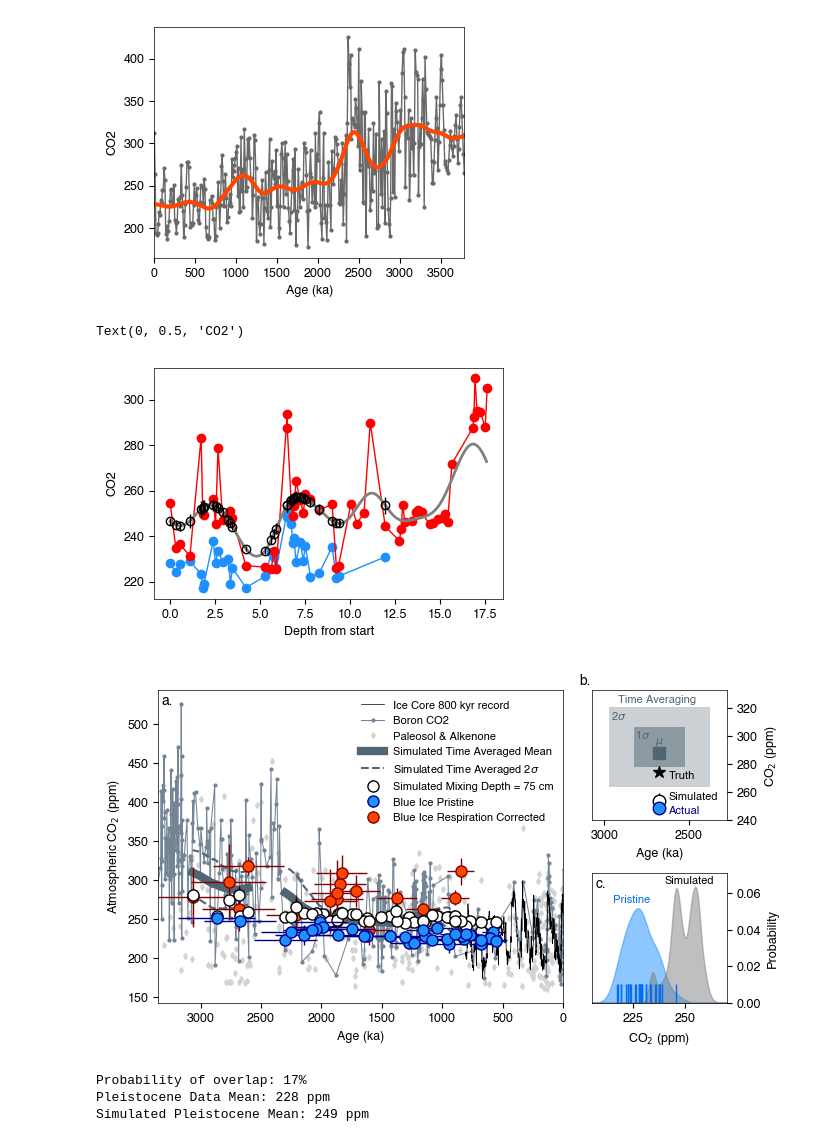
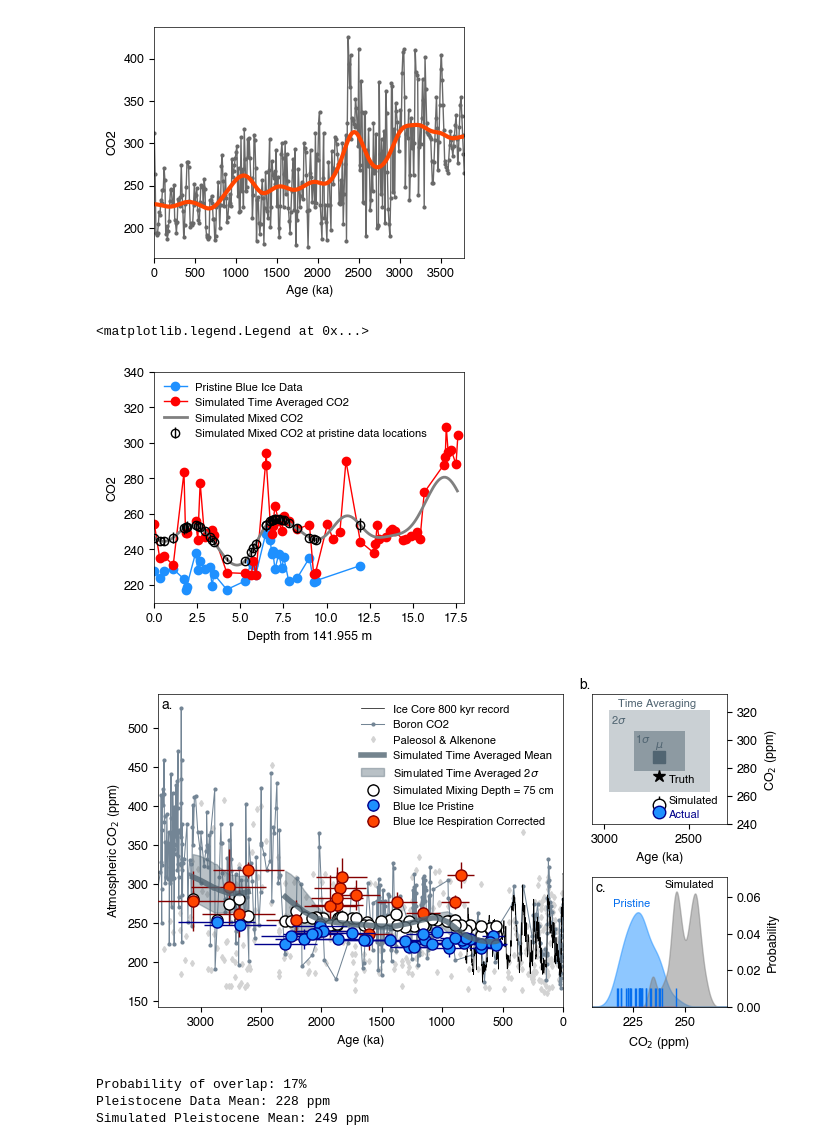
Before and after one commit to jesstierney/blueIce, a Jupyter notebook: iceModelCO2.ipynb, the cells around one changed output. Drawn from its saved outputs; the diff is of its cells as text; code cells hidden in the pictures.

Commit message:
figure edits

```diff
--- a/iceModelCO2.ipynb
+++ b/iceModelCO2.ipynb
@@ -119,18 +119,22 @@ z, zp, co2mix, co2mixInt = mixIce(dmid,dstep,CO2sim,md)
 # %%
 # sanity check plot to see the convolution results
 co2pres = (~np.isnan(ice.CO2m)) & (ice.NotPristine == 0)
-fig = plt.figure(figsize=(4.5,3))
+
+fig = plt.figure(figsize=(4,3))
 ax = fig.add_subplot(1, 1, 1)
-ax.plot(z[co2pres],ice.CO2m[co2pres],color="dodgerblue",marker='o')
-ax.plot(z,np.mean(CO2sim,1),color="red",marker='o')
-ax.plot(zp,np.mean(co2mix,1),color="gray",linewidth=2)
+ax.plot(z[co2pres],ice.CO2m[co2pres],color="dodgerblue",marker='o',label="Pristine Blue Ice Data")
+ax.plot(z,np.mean(CO2sim,1),color="red",marker='o',label="Simulated Time Averaged CO2")
+ax.plot(zp,np.mean(co2mix,1),color="gray",linewidth=2,label="Simulated Mixed CO2")
 ax.errorbar(z[co2pres],np.mean(co2mixInt[co2pres,:],1),yerr=np.std(co2mixInt[co2pres,:],1),color="black",
-            marker='o',markerfacecolor="None",markeredgecolor="black",linestyle="None")
-ax.set_xlabel("Depth from start")
+            marker='o',markerfacecolor="None",markeredgecolor="black",linestyle="None",label="Simulated Mixed CO2 at pristine data locations")
+ax.set_xlabel(f"Depth from {dmid[0]:.3f} m")
 ax.set_ylabel("CO2")
+ax.set_xlim(0,18)
+ax.set_ylim(210,340)
+ax.legend(frameon=False, fontsize=8)
 # %% [output]
-Text(0, 0.5, 'CO2')
+<matplotlib.legend.Legend at 0x...>
-[figure, old version]
+[figure, new version]
 # %%
 ######### RESPIRATION CORRECTION
 # assumes organic/metabolic end member is -30 +/- 0.5 in accordance with the paper.
@@ -182,14 +186,18 @@ ax0.plot(ageBoron,co2Boron,color="xkcd:steel",linewidth=.75,marker='o',markersiz
 ax0.plot(agePaleo,co2Paleo,color="lightgray",linewidth=.75,marker='d',markersize=3, linestyle="None",zorder=1,label="Paleosol & Alkenone")
 ax0.plot(ageAlk,co2Alk,color="lightgray",linewidth=.75,marker='d',markersize=3, linestyle="None",zorder=1)
 # time averaged mean (in two parts respecting data gap)
-ax0.plot(AgeSort[AgeSort < 2400],np.mean(CO2simSort[AgeSort < 2400],1),linewidth=6, color="xkcd:slate",zorder=4,label="Simulated Time Averaged Mean")
-ax0.plot(AgeSort[AgeSort > 2400],np.mean(CO2simSort[AgeSort > 2400],1),linewidth=6, color="xkcd:slate",zorder=4)
-# time averaged upper 2 sigma
-ax0.plot(AgeSort[AgeSort < 2400],np.mean(CO2simSort[AgeSort < 2400],1)+np.std(CO2simSort[AgeSort < 2400],1)*2,linewidth=1.5, linestyle="--", color="xkcd:slate",zorder=4,label="Simulated Time Averaged 2$\sigma$")
-ax0.plot(AgeSort[AgeSort > 2400],np.mean(CO2simSort[AgeSort > 2400],1)+np.std(CO2simSort[AgeSort > 2400],1)*2,linewidth=1.5, linestyle="--", color="xkcd:slate",zorder=4)
+ax0.plot(AgeSort[AgeSort < 2400],np.mean(CO2simSort[AgeSort < 2400],1),linewidth=4, color="xkcd:slate",zorder=11,label="Simulated Time Averaged Mean",alpha=.8)
+ax0.plot(AgeSort[AgeSort > 2400],np.mean(CO2simSort[AgeSort > 2400],1),linewidth=4, color="xkcd:slate",zorder=11,alpha=.8)
+# time averaged error bar
+ax0.fill_between(AgeSort[AgeSort > 2400],np.mean(CO2simSort[AgeSort > 2400],1)-np.std(CO2simSort[AgeSort > 2400],1)*2,
+                 np.mean(CO2simSort[AgeSort > 2400],1)+np.std(CO2simSort[AgeSort > 2400],1)*2,color="xkcd:slate",zorder=4,alpha=.4)
+ax0.fill_between(AgeSort[AgeSort < 2400],np.mean(CO2simSort[AgeSort < 2400],1)-np.std(CO2simSort[AgeSort < 2400],1)*2,
+                 np.mean(CO2simSort[AgeSort < 2400],1)+np.std(CO2simSort[AgeSort < 2400],1)*2,color="xkcd:slate",zorder=4,alpha=.4,label="Simulated Time Averaged 2$\sigma$")
+#ax0.plot(AgeSort[AgeSort < 2400],np.mean(CO2simSort[AgeSort < 2400],1)+np.std(CO2simSort[AgeSort < 2400],1)*2,linewidth=1.5, linestyle="--", color="xkcd:slate",zorder=11,label="Simulated Time Averaged 2$\sigma$")
+#ax0.plot(AgeSort[AgeSort > 2400],np.mean(CO2simSort[AgeSort > 2400],1)+np.std(CO2simSort[AgeSort > 2400],1)*2,linewidth=1.5, linestyle="--", color="xkcd:slate",zorder=11)
 # time averaged lower 2 sigma
-ax0.plot(AgeSort[AgeSort < 2400],np.mean(CO2simSort[AgeSort < 2400],1)-np.std(CO2simSort[AgeSort < 2400],1)*2,linewidth=1.5, linestyle="--", color="xkcd:slate",zorder=4)
-ax0.plot(AgeSort[AgeSort > 2400],np.mean(CO2simSort[AgeSort > 2400],1)-np.std(CO2simSort[AgeSort > 2400],1)*2,linewidth=1.5, linestyle="--", color="xkcd:slate",zorder=4)
+#ax0.plot(AgeSort[AgeSort < 2400],np.mean(CO2simSort[AgeSort < 2400],1)-np.std(CO2simSort[AgeSort < 2400],1)*2,linewidth=1.5, linestyle="--", color="xkcd:slate",zorder=11)
+#ax0.plot(AgeSort[AgeSort > 2400],np.mean(CO2simSort[AgeSort > 2400],1)-np.std(CO2simSort[AgeSort > 2400],1)*2,linewidth=1.5, linestyle="--", color="xkcd:slate",zorder=11)
 # simulated co2 data
 ax0.errorbar(ice.Age[co2pres],np.mean(co2mixInt[co2pres,:],1),yerr=np.std(co2mixInt[co2pres,:],1)*2,color="black",marker='o',linestyle='None',
         markeredgecolor="black",markerfacecolor="white",markersize=ms,label=f"Simulated Mixing Depth = {md*100:.0f} cm",zorder=6)
@@ -201,7 +209,7 @@ ax0.errorbar(ice.Age[prist],co2p,yerr=ice.CO2mErr[prist]*2,xerr=ice.AgeErrA[pris
         markeredgecolor="darkblue",marker='o',markersize=ms, color="darkblue",label="Blue Ice Pristine",zorder=10)
 # plot respired samples
 ax0.errorbar(ice.Age[dCpres],np.mean(CO2corr,1),yerr=np.std(CO2corr,1)*2,xerr=ice.AgeErrA[dCpres],color="xkcd:dark red",marker='o',linestyle='None',
-        markeredgecolor="xkcd:dark red",markerfacecolor="orangered",markersize=ms,label="Blue Ice Respiration Corrected",zorder=5)
+        markeredgecolor="xkcd:dark red",markerfacecolor="orangered",markersize=ms,label="Blue Ice Respiration Corrected",zorder=6)
 ax0.set_xlabel("Age (ka)")
 ax0.set_ylabel("Atmospheric CO$_2$ (ppm)")
 ax0.legend(loc='upper right',frameon=False, fontsize=8)
@@ -270,7 +278,7 @@ fig.tight_layout()
 # print to pdf
 fig.savefig("outputFigures/CO2Simulations.pdf", bbox_inches="tight")
 # %% [output]
-[figure, old version]
+[figure, new version]
 # %%
 ####### COMPARE PLEISTOCENE DATA, ACTUAL AND SIMULATED
 # compute probability of overlap for pristine Pleistocene ice and simulated values based on kde
```
Also changed, not shown: 8 other files.
